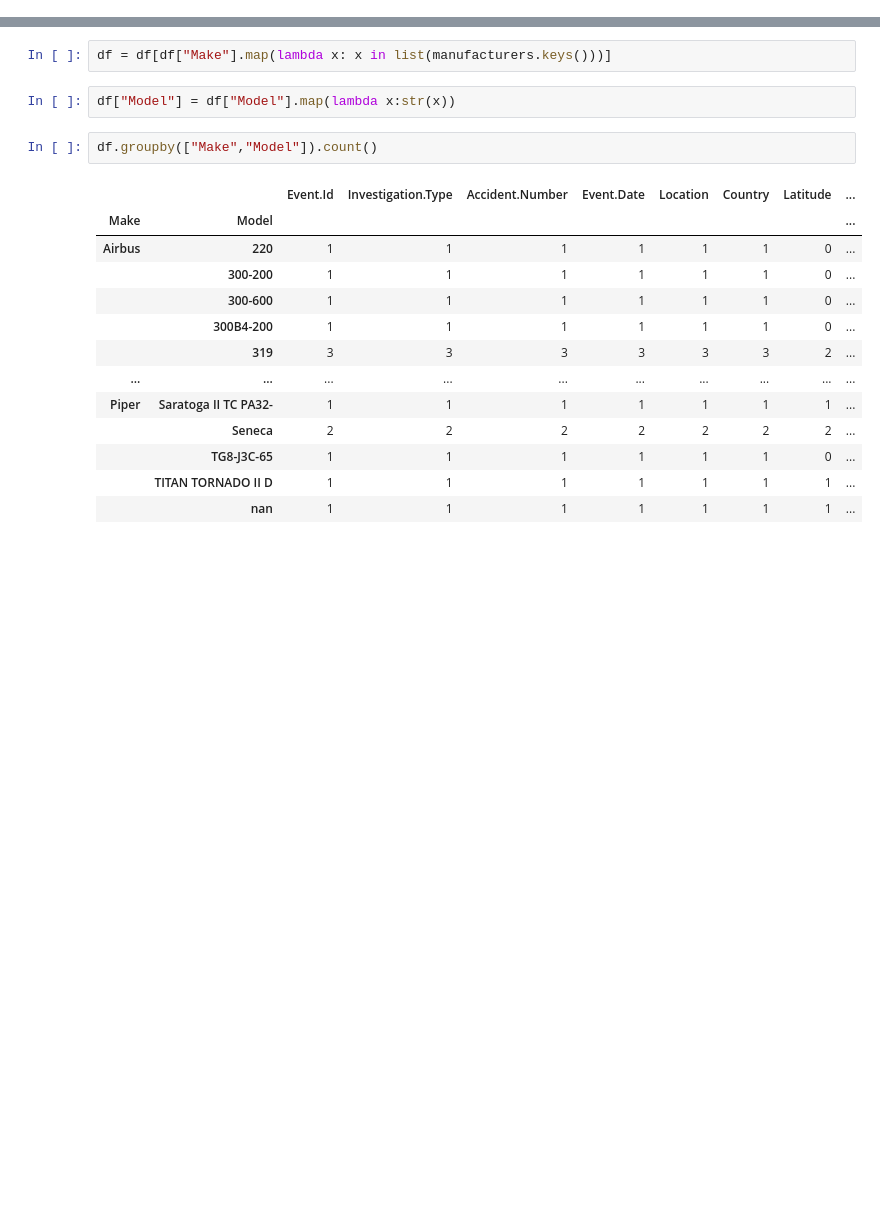
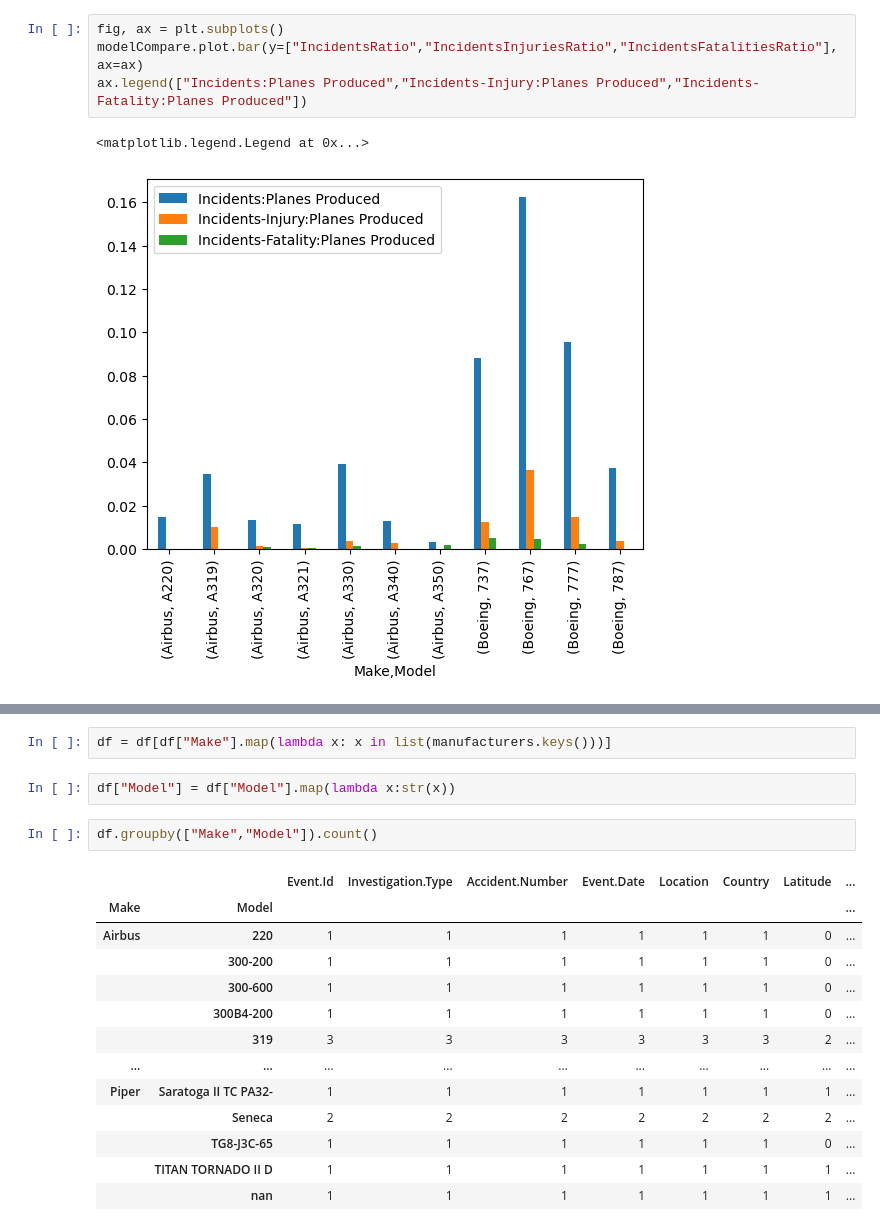
Before and after one commit to jgoett2/AirplaneRecommendations, a Jupyter notebook: AirplaneAnalysis.ipynb, the cells around one changed output, grey strips where cells are left out. Drawn from its saved outputs; the diff is of its cells as text; blank space fills up the shorter version.

```diff
--- a/AirplaneAnalysis.ipynb
+++ b/AirplaneAnalysis.ipynb
@@ -51,0 +113,7 @@ df.groupby(["Make","Model"]).count()[""]
+# %%
+fig, ax = plt.subplots()
+modelCompare.plot.bar(y=["IncidentsRatio","IncidentsInjuriesRatio","IncidentsFatalitiesRatio"], ax=ax)
+ax.legend(["Incidents:Planes Produced","Incidents-Injury:Planes Produced","Incidents-Fatality:Planes Produced"])
+# %% [output]
+<matplotlib.legend.Legend at 0x...>
+[figure, added]
```
Also changed, not shown: parts of 13 cells of this notebook.
